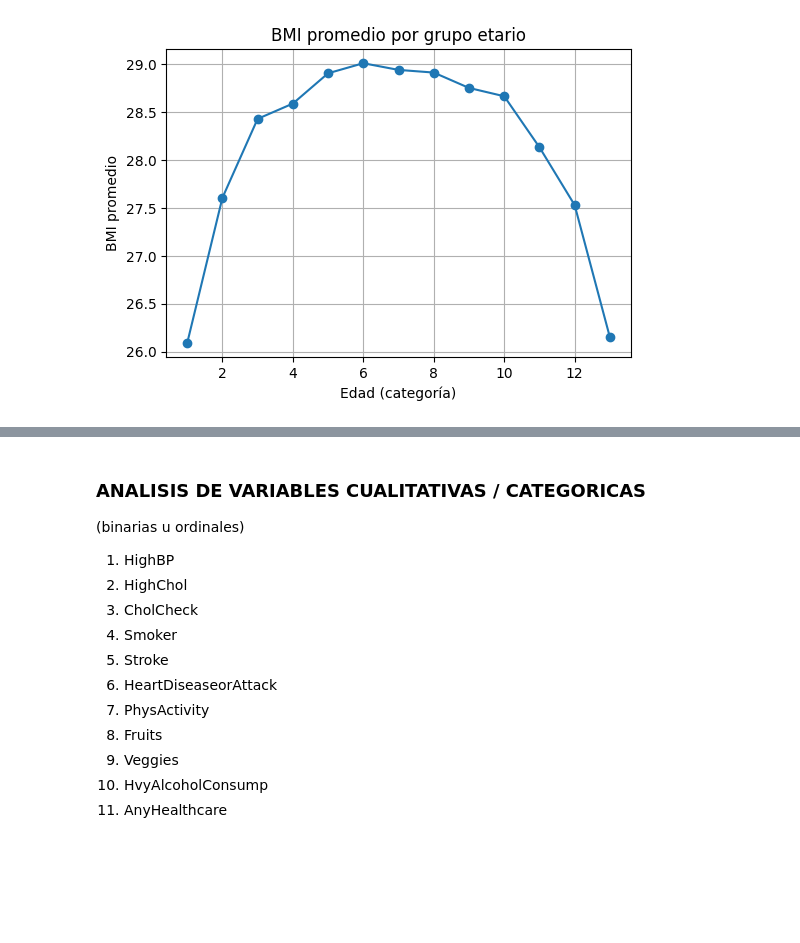
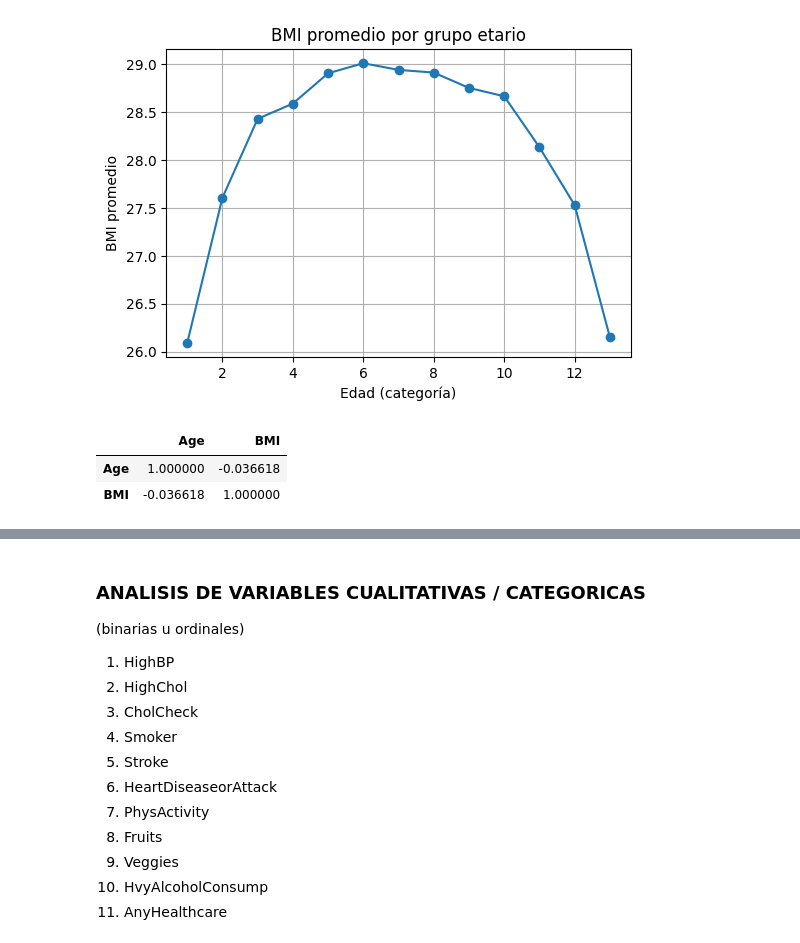
Before and after one commit to sebas-serrano/Diabetes_Health_Indicators, a Jupyter notebook: notebooks/Diabetes_Health_Indicators.ipynb, the cells around one changed output, grey strips where cells are left out. Saved outputs shown, nothing was run; the diff lists cells and outputs as text; code cells hidden in the pictures; blank space fills up the shorter version.

```diff
--- a/notebooks/Diabetes_Health_Indicators.ipynb
+++ b/notebooks/Diabetes_Health_Indicators.ipynb
@@ -256,3 +256,9 @@ plt.grid(True)
 plt.show()
 # %% [output]
 [figure]
+# %%
+df_multi[['Age','BMI']].corr()
+# %% [output]
+|  | Age | BMI |
+| Age | 1.000000 | -0.036618 |
+| BMI | -0.036618 | 1.000000 |
```
Also changed, not shown: parts of 3 cells of this notebook.
